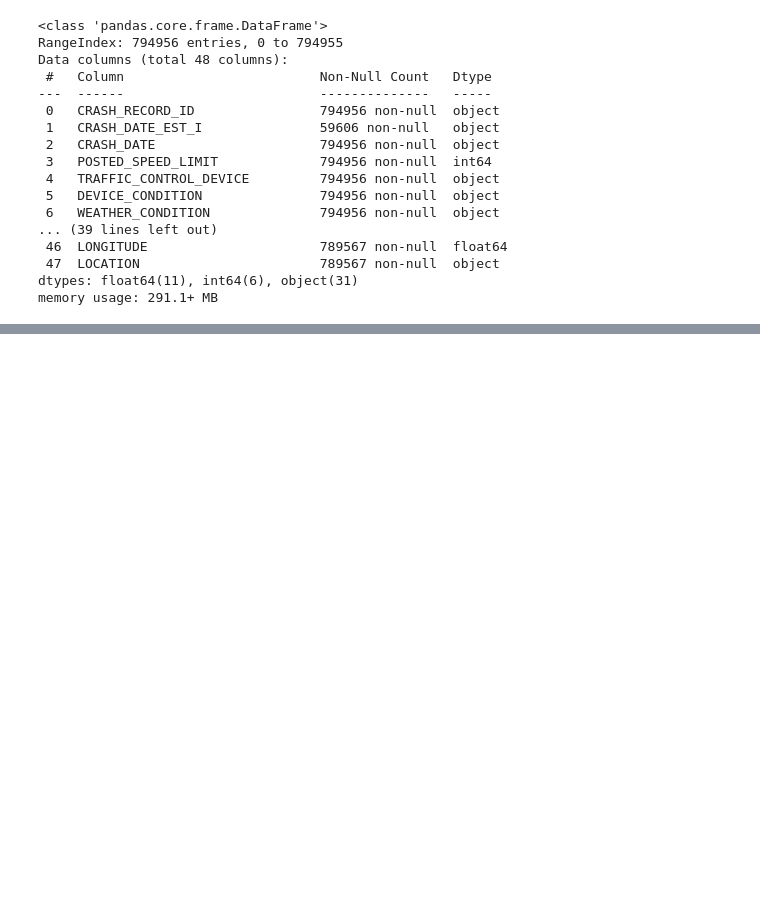
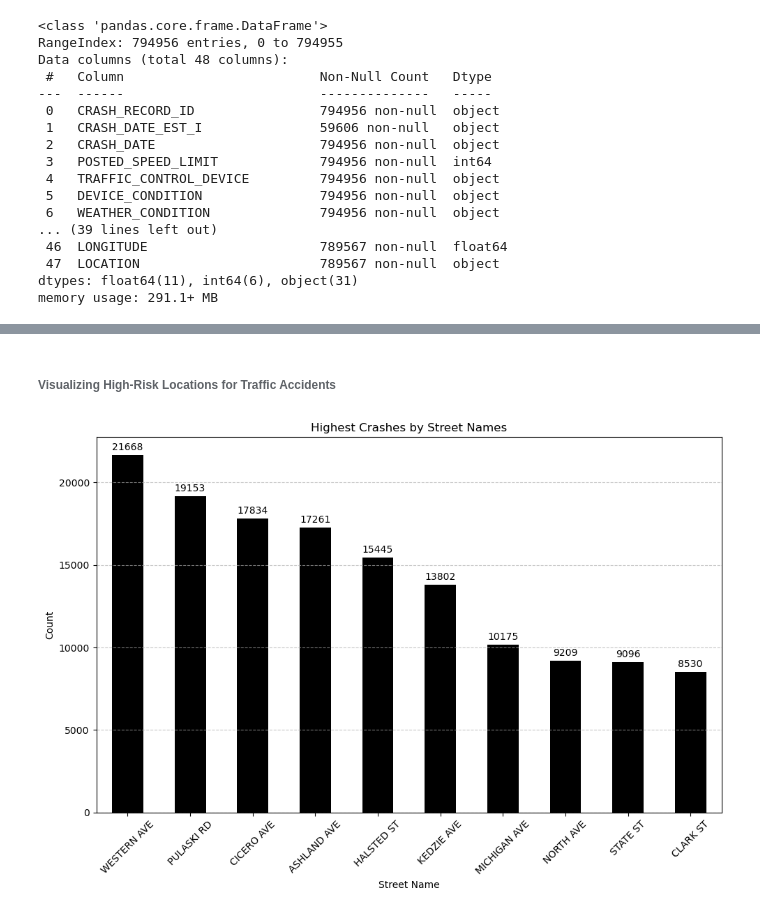
Before and after one commit to StephenMulingwa/Traffic-Crashes, a Jupyter notebook: Traffic_Crashes.ipynb, the cells around one changed output, grey strips where cells are left out. Cells and saved outputs as stored; diff of their text form; code cells hidden in the pictures; blank space fills up the shorter version.

```diff
--- a/Traffic_Crashes.ipynb
+++ b/Traffic_Crashes.ipynb
@@ -118,0 +130,25 @@ df.drop(columns=['LOCATION', 'CRASH_RECORD_ID', 'STREET_NO', 'BEAT_OF_OCCURRENCE
+# %% [markdown]
+###### Visualizing High-Risk Locations for Traffic Accidents
+# %%
+# Calculate value counts for the filtered DataFrame
+filtered_counts = df['STREET_NAME'].value_counts()
+
+# Select top 5 weather conditions
+top_15_counts = filtered_counts.head(10)
+
+plt.figure(figsize=(10, 7))
+ax = top_15_counts.plot(kind='bar', color='black')
+plt.title('Highest Crashes by Street Names')
+plt.xlabel('Street Name')
+plt.ylabel('Count')
+plt.xticks(rotation=45)
+plt.grid(axis='y', linestyle='--', alpha=0.7)
+plt.tight_layout()
+
+# Add labels to each bar
+for i in ax.containers:
+    ax.bar_label(i, label_type='edge', padding=3)
+
+plt.show()
+# %% [output]
+[figure, added]
```
Also changed, not shown: parts of 14 cells of this notebook.
